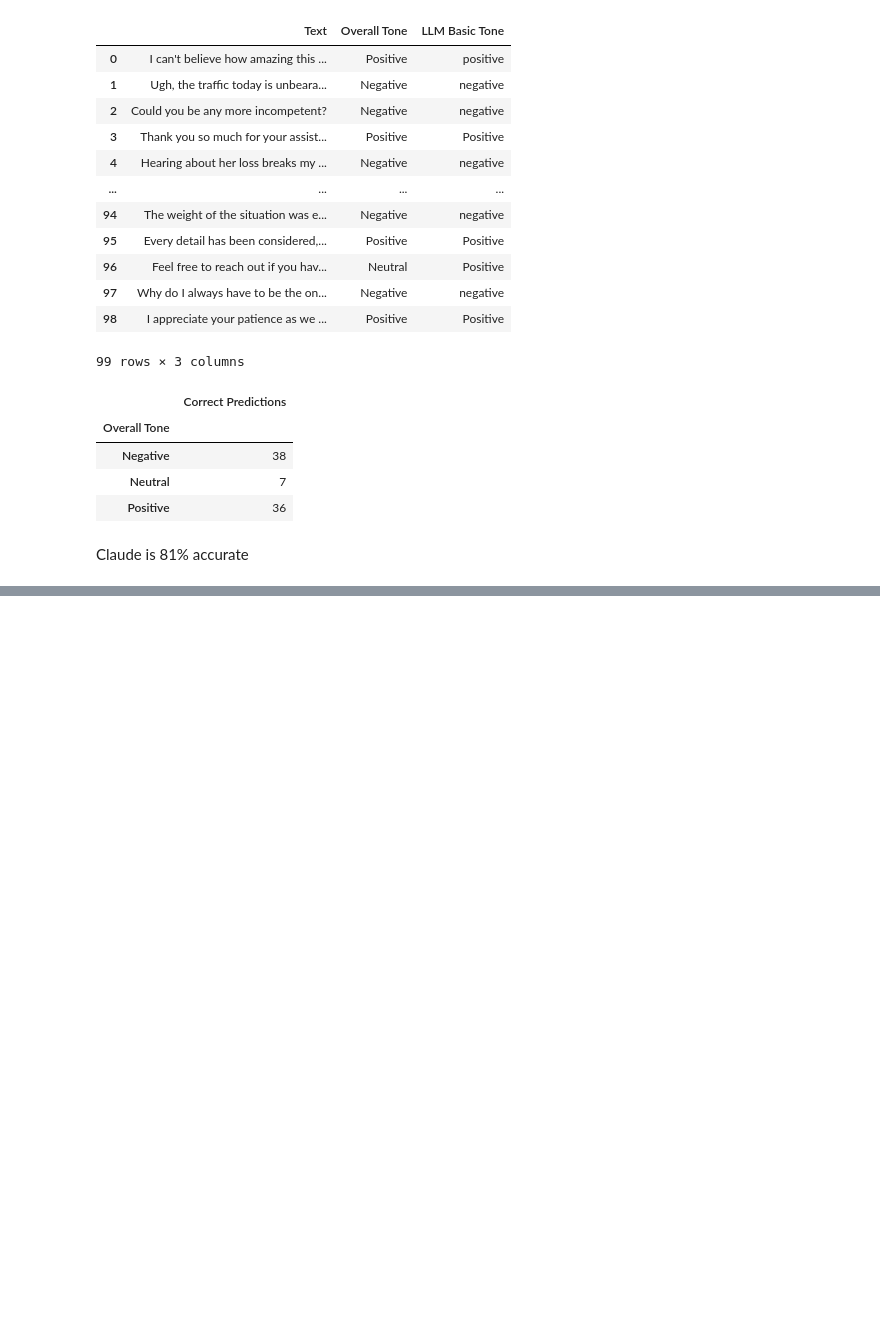
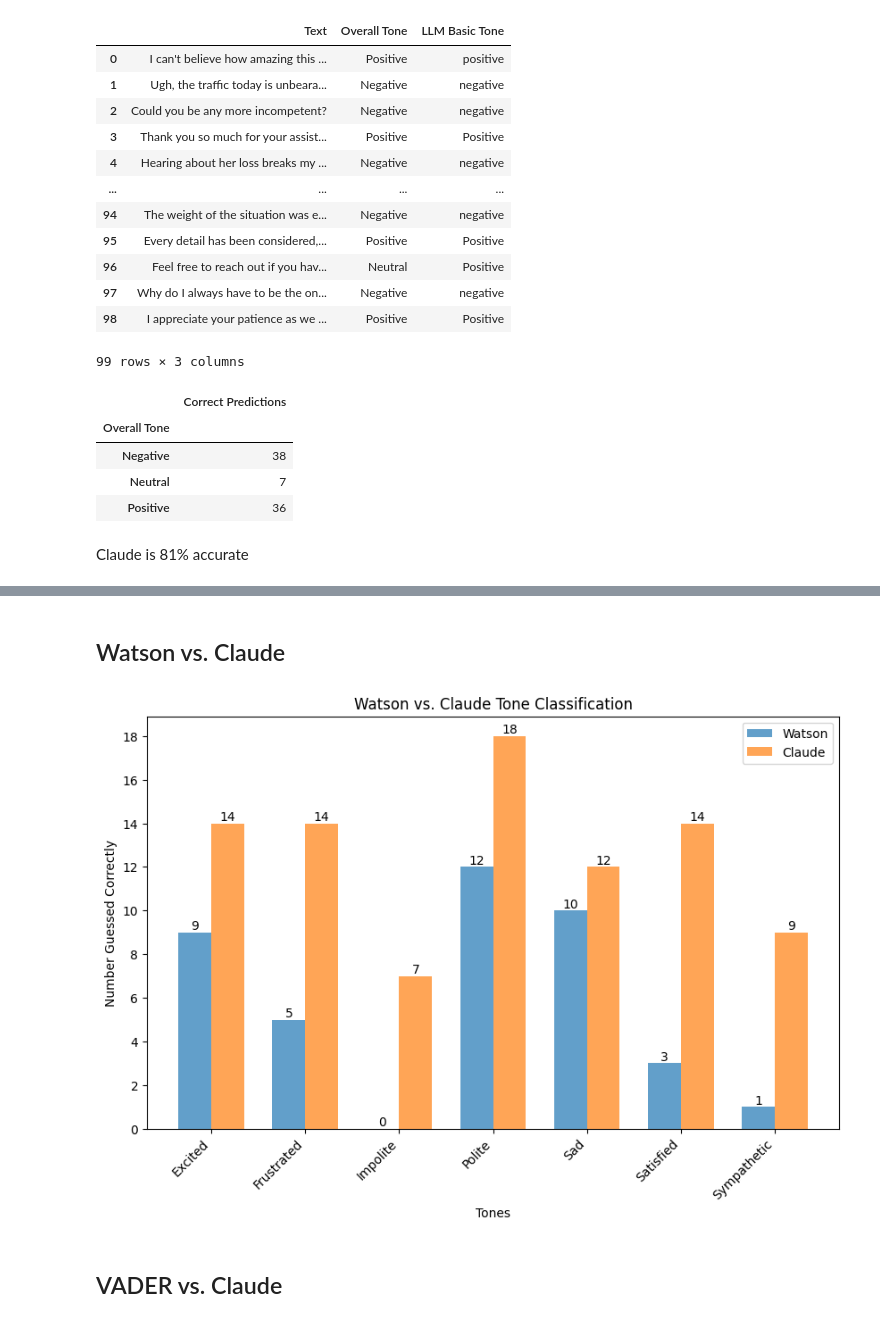
Before and after one commit to AfnanAbdul/LLM-eval-framework-comparison, a Jupyter notebook: notebooks/tone_analysis_vader_watson.ipynb, the cells around one changed output, grey strips where cells are left out. Saved outputs shown, nothing was run; the diff lists cells and outputs as text; code cells hidden in the pictures; blank space fills up the shorter version.

```diff
--- a/notebooks/tone_analysis_vader_watson.ipynb
+++ b/notebooks/tone_analysis_vader_watson.ipynb
@@ -433,0 +441,45 @@ Claude is 81% accurate
+# %% [markdown]
+## Watson vs. Claude
+# %%
+# Prepare Watson vs. Claude data
+watson_results = tone_dataset[tone_dataset["Specific Tone"].str.lower() == tone_dataset["Watson_Predicted_Tone"].str.lower()]
+claude_results = tone_dataset[tone_dataset["Specific Tone"].str.lower() == tone_dataset["LLM Detailed Tone"].str.lower()]
+# %%
+# Count correct predictions per tone for both models
+watson_counts = watson_results["Specific Tone"].value_counts()
+claude_counts = claude_results["Specific Tone"].value_counts()
+# %%
+# Ensure both have the same order
+tones = sorted(set(watson_counts.index) | set(claude_counts.index))
+watson_correct = [watson_counts.get(tone, 0) for tone in tones]
+claude_correct = [claude_counts.get(tone, 0) for tone in tones]
+# %%
+# Plot
+x = np.arange(len(tones))
+width = 0.35
+
+fig, ax = plt.subplots(figsize=(10, 6))
+bars1 = ax.bar(x - width/2, watson_correct, width, label="Watson", alpha=0.7)
+bars2 = ax.bar(x + width/2, claude_correct, width, label="Claude", alpha=0.7)
+
+# Add number labels on top of bars
+for bar in bars1:
+    ax.text(bar.get_x() + bar.get_width() / 2, bar.get_height(), str(bar.get_height()), ha='center', va='bottom', fontsize=10)
+
+for bar in bars2:
+    ax.text(bar.get_x() + bar.get_width() / 2, bar.get_height(), str(bar.get_height()), ha='center', va='bottom', fontsize=10)
+
+ax.set_xlabel("Tones")
+ax.set_ylabel("Number Guessed Correctly")
+ax.set_title("Watson vs. Claude Tone Classification")
+max_y = max(max(watson_correct, default=0), max(claude_correct, default=0))
+ax.set_yticks(range(0, max_y + 2, 2))
+ax.set_xticks(x)
+ax.set_xticklabels(tones, rotation=45, ha="right")
+ax.legend()
+
+plt.show()
+# %% [output]
+[figure, added]
+# %% [markdown]
+## VADER vs. Claude
```
Also changed, not shown: parts of 14 cells of this notebook.
